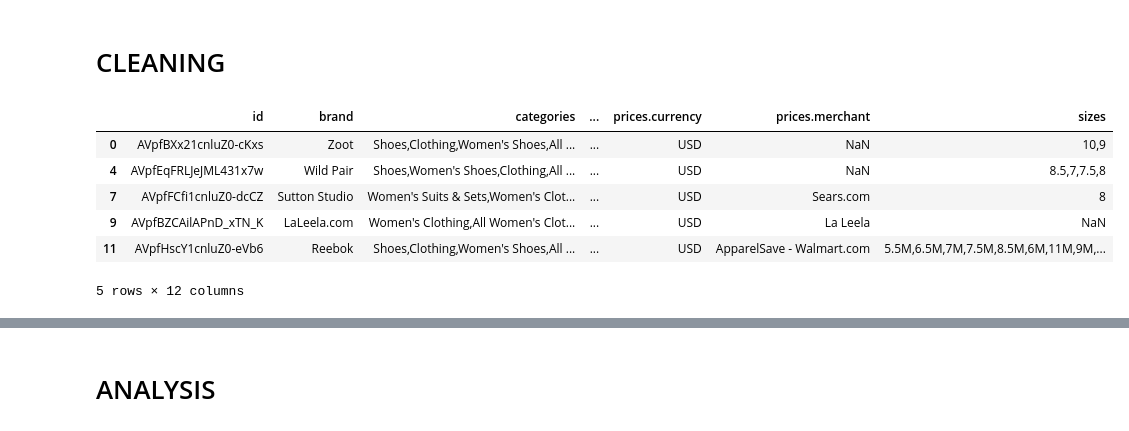
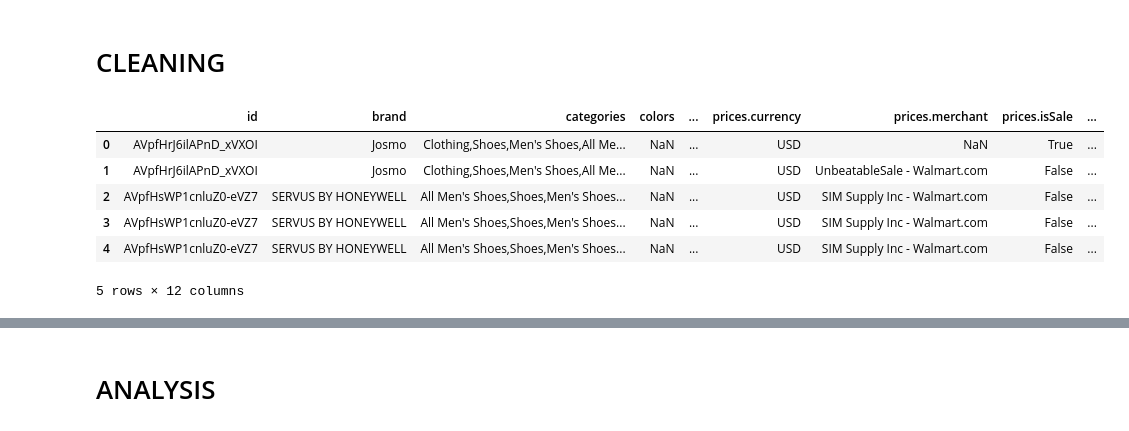
Before and after one commit to uniaaron/InsightManagement, a Jupyter notebook: Insight Management.ipynb, the cells around one changed output, grey strips where cells are left out. Drawn from its saved outputs; the diff is of its cells as text; code cells hidden in the pictures.

```diff
--- a/Insight Management.ipynb
+++ b/Insight Management.ipynb
@@ -17,6 +9,9 @@ import matplotlib.pyplot as plt
 # %%
-df = pd.read_csv("7003_1.csv")
-pd.set_option('display.max_columns', 7)
+w_df = pd.read_csv("7003_1.csv")
+m_df = pd.read_excel("7004_1.xlsx")
+
+pd.set_option('display.max_columns', 8)
 pd.set_option('display.max_rows', 10)
-df.head()
+
+m_df.head()
 # %% [output]
@@ -29,0 +25,3 @@ df.head()
+# %%
+w_df["gender"] = "female"
+m_df["gender"] = "male"
@@ -30,26 +42,42 @@ df.head()
 # %% [markdown]
 # CLEANING
 # %%
-df = df[[
+w_df = w_df[[
     "id",
     "brand",
     "categories",
     "colors",
     "descriptions",
     "features",
-    "merchants",
     "name",
     "prices.amountMax",
     "prices.currency",
     "prices.merchant",
-    "sizes",
+    "prices.isSale",
+    "gender"
 ]]
-df.head()
+
+m_df = m_df[[
+    "id",
+    "brand",
+    "categories",
+    "colors",
+    "descriptions",
+    "features",
+    "name",
+    "prices.amountMax",
+    "prices.currency",
+    "prices.merchant",
+    "prices.isSale",
+    "gender"
+]]
+
+m_df.head()
 # %% [output]
-|  | id | brand | categories | ... | prices.currency | prices.merchant | sizes |
-| 0 | AVpfBXx21cnluZ0-cKxs | Zoot | Shoes,Clothing,Women's Shoes,All ... | ... | USD | NaN | 10,9 |
-| 4 | AVpfEqFRLJeJML431x7w | Wild Pair | Shoes,Women's Shoes,Clothing,All ... | ... | USD | NaN | 8.5,7,7.5,8 |
-| 7 | AVpfFCfi1cnluZ0-dcCZ | Sutton Studio | Women's Suits & Sets,Women's Clot... | ... | USD | Sears.com | 8 |
-| 9 | AVpfBZCAilAPnD_xTN_K | LaLeela.com | Women's Clothing,All Women's Clot... | ... | USD | La Leela | NaN |
-| 11 | AVpfHscY1cnluZ0-eVb6 | Reebok | Shoes,Clothing,Women's Shoes,All ... | ... | USD | ApparelSave - Walmart.com | 5.5M,6.5M,7M,7.5M,8.5M,6M,11M,9M,... |
+|  | id | brand | categories | colors | ... | prices.currency | prices.merchant | prices.isSale | ... |
+| 0 | AVpfHrJ6ilAPnD_xVXOI | Josmo | Clothing,Shoes,Men's Shoes,All Me... | NaN | ... | USD | NaN | True | ... |
+| 1 | AVpfHrJ6ilAPnD_xVXOI | Josmo | Clothing,Shoes,Men's Shoes,All Me... | NaN | ... | USD | UnbeatableSale - Walmart.com | False | ... |
+| 2 | AVpfHsWP1cnluZ0-eVZ7 | SERVUS BY HONEYWELL | All Men's Shoes,Shoes,Men's Shoes... | NaN | ... | USD | SIM Supply Inc - Walmart.com | False | ... |
+| 3 | AVpfHsWP1cnluZ0-eVZ7 | SERVUS BY HONEYWELL | All Men's Shoes,Shoes,Men's Shoes... | NaN | ... | USD | SIM Supply Inc - Walmart.com | False | ... |
+| 4 | AVpfHsWP1cnluZ0-eVZ7 | SERVUS BY HONEYWELL | All Men's Shoes,Shoes,Men's Shoes... | NaN | ... | USD | SIM Supply Inc - Walmart.com | False | ... |
 5 rows × 12 columns
```
Also changed, not shown: parts of 23 cells of this notebook.
